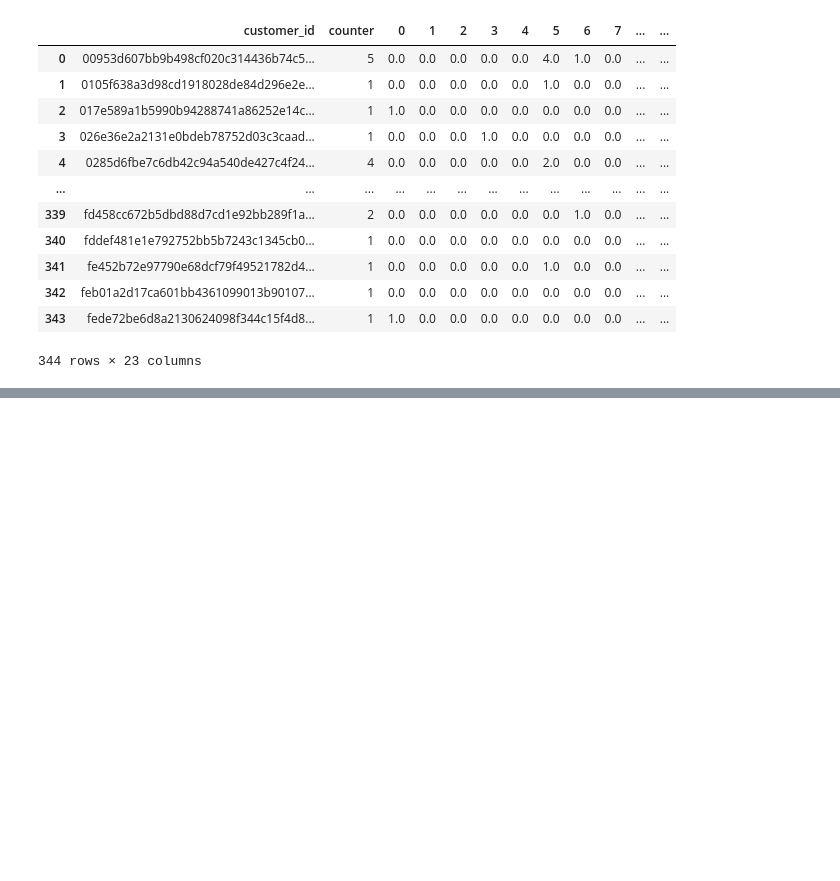
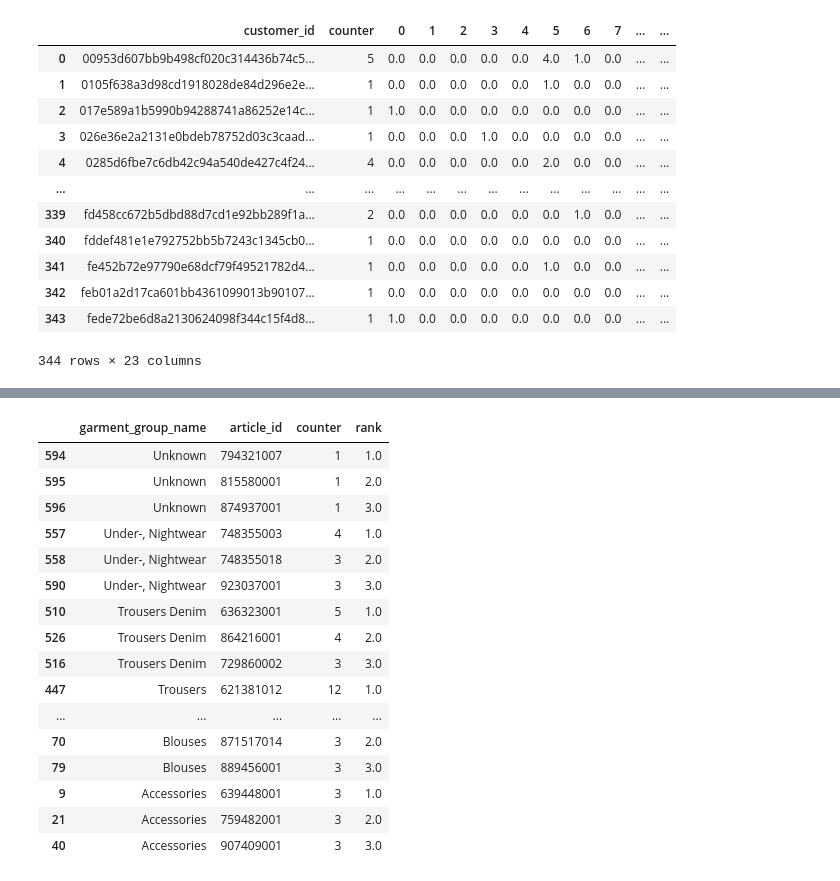
Before and after one commit to NaceurJed/celfernandes, a Jupyter notebook: notebooks/vscode_to_jn.ipynb, the cells around one changed output, grey strips where cells are left out. Saved outputs shown, nothing was run; the diff lists cells and outputs as text; code cells hidden in the pictures; blank space fills up the shorter version.

```diff
--- a/notebooks/vscode_to_jn.ipynb
+++ b/notebooks/vscode_to_jn.ipynb
@@ -372,2 +322,2 @@ cust_max_cats
 # %%
-verif,matrix=build_matrix(S1_base,103,1)
+top12_cat_12=top12_per_cat(S1_base,103,1,articles_hetm)
@@ -391,0 +437,21 @@ verif
+# %%
+top3=top12_split(top12_cat_12,4)
+top3
+# %% [output]
+|  | garment_group_name | article_id | counter | rank |
+| 594 | Unknown | 794321007 | 1 | 1.0 |
+| 595 | Unknown | 815580001 | 1 | 2.0 |
+| 596 | Unknown | 874937001 | 1 | 3.0 |
+| 557 | Under-, Nightwear | 748355003 | 4 | 1.0 |
+| 558 | Under-, Nightwear | 748355018 | 3 | 2.0 |
+| 590 | Under-, Nightwear | 923037001 | 3 | 3.0 |
+| 510 | Trousers Denim | 636323001 | 5 | 1.0 |
+| 526 | Trousers Denim | 864216001 | 4 | 2.0 |
+| 516 | Trousers Denim | 729860002 | 3 | 3.0 |
+| 447 | Trousers | 621381012 | 12 | 1.0 |
+| ... | ... | ... | ... | ... |
+| 70 | Blouses | 871517014 | 3 | 2.0 |
+| 79 | Blouses | 889456001 | 3 | 3.0 |
+| 9 | Accessories | 639448001 | 3 | 1.0 |
+| 21 | Accessories | 759482001 | 3 | 2.0 |
+| 40 | Accessories | 907409001 | 3 | 3.0 |
```
Also changed, not shown: parts of 28 cells of this notebook.
